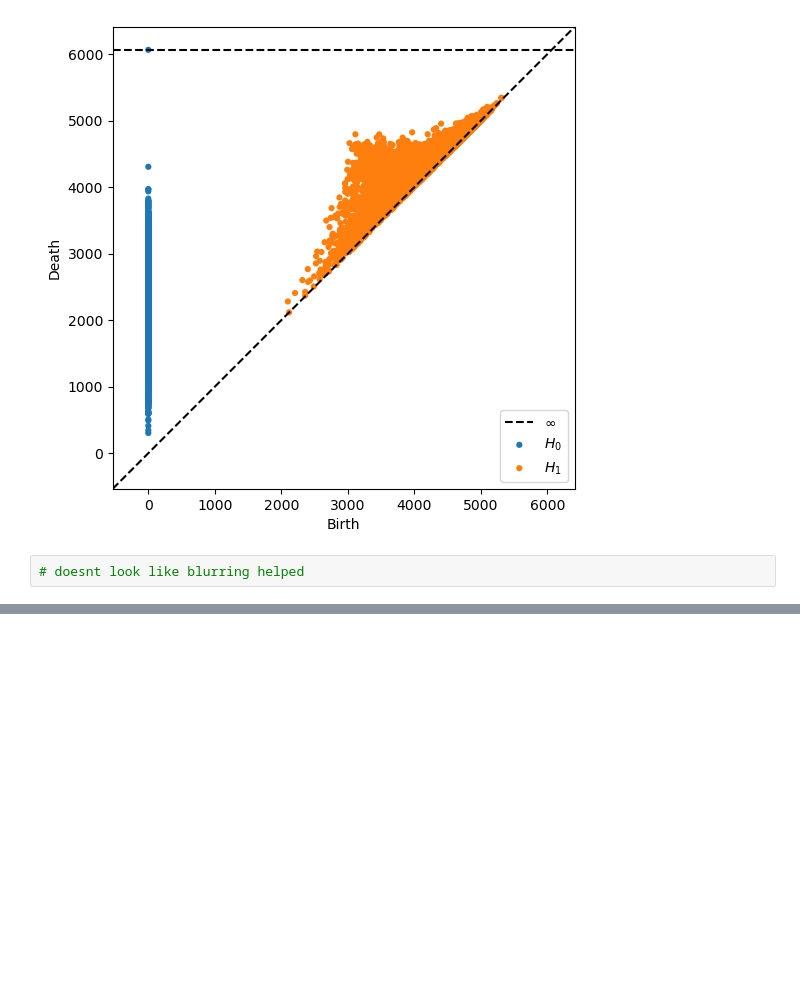
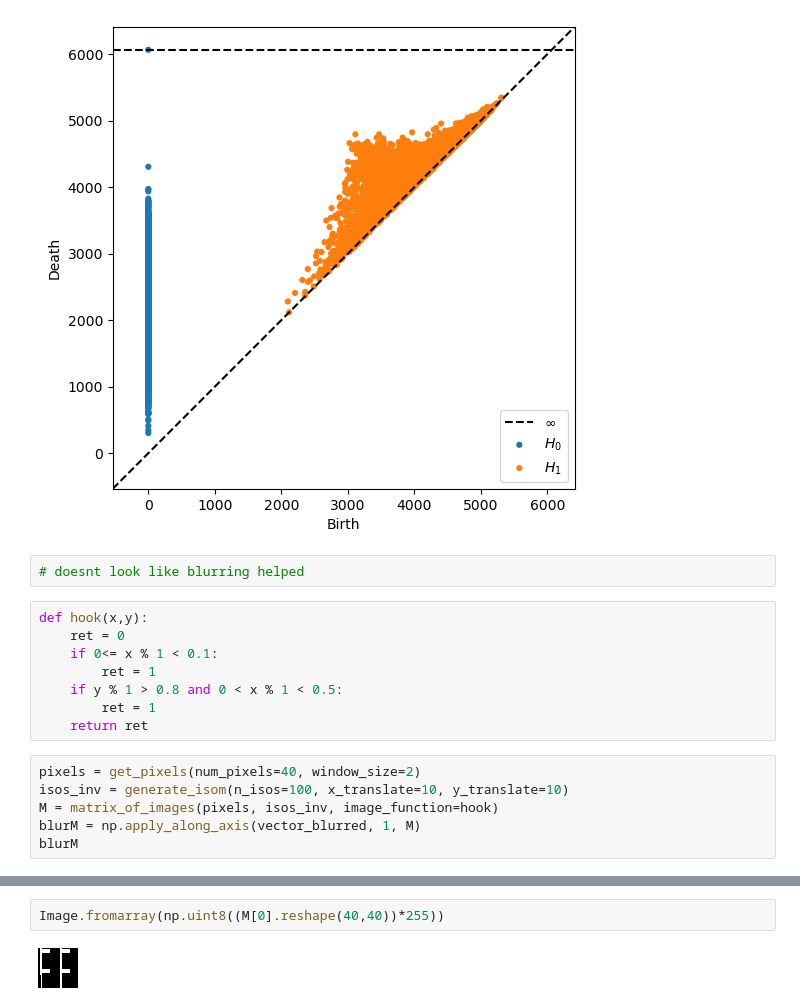
Before and after one commit to kyleormsby/persistent-symmetry, a Jupyter notebook: studentDemos/Olivia_demos/sineC2.ipynb, the cells around one changed output, grey strips where cells are left out. Cells and saved outputs as stored; diff of their text form; blank space fills up the shorter version.

Commit message:
blurring hook

```diff
--- a/studentDemos/Olivia_demos/sineC2.ipynb
+++ b/studentDemos/Olivia_demos/sineC2.ipynb
@@ -740,3 +740,17 @@ plot_dgms(output)
 [figure]
 # %%
 # doesnt look like blurring helped
+# %%
+def hook(x,y):
+    ret = 0
+    if 0<= x % 1 < 0.1:
+        ret = 1
+    if y % 1 > 0.8 and 0 < x % 1 < 0.5:
+        ret = 1
+    return ret
+# %%
+pixels = get_pixels(num_pixels=40, window_size=2)
+isos_inv = generate_isom(n_isos=100, x_translate=10, y_translate=10)
+M = matrix_of_images(pixels, isos_inv, image_function=hook)
+blurM = np.apply_along_axis(vector_blurred, 1, M)
+blurM
@@ -742,0 +775,4 @@ plot_dgms(output)
+# %%
+Image.fromarray(np.uint8((M[0].reshape(40,40))*255))
+# %% [output]
+[figure, added]
```
Also changed, not shown: parts of 6 cells of this notebook.
